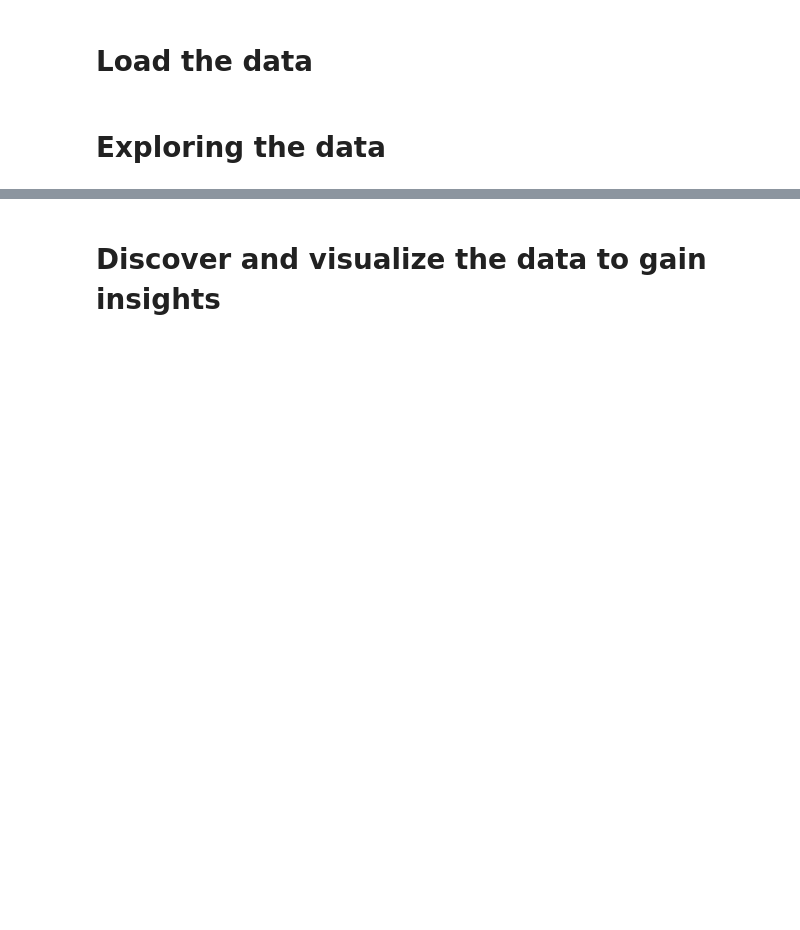
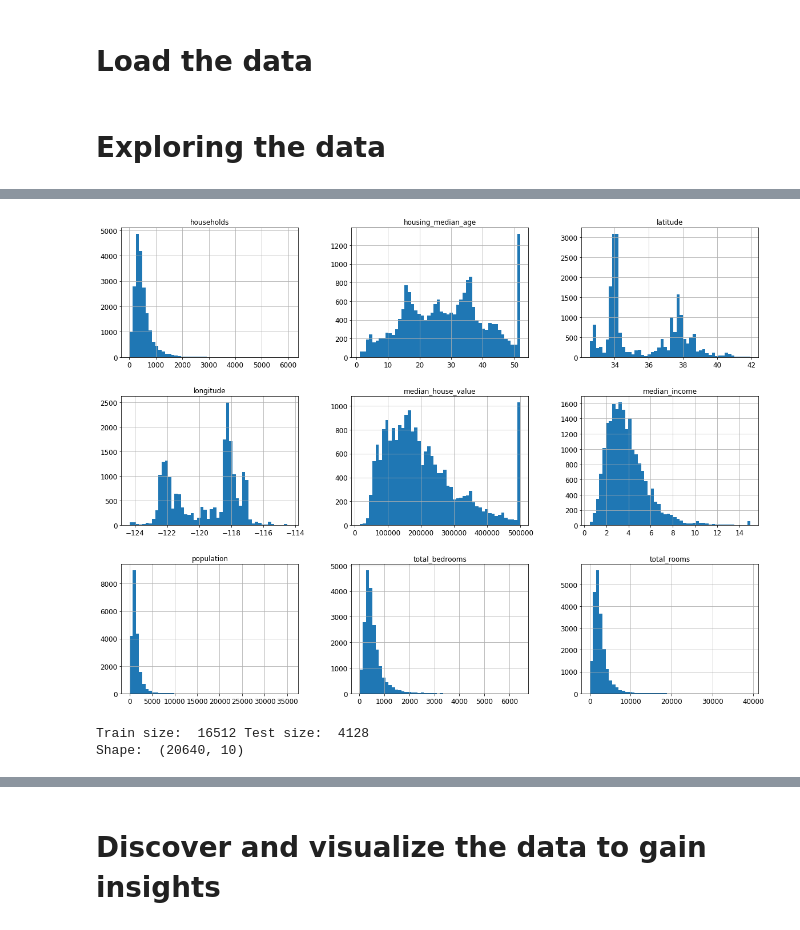
Before and after one commit to ignaciojvig/machine-learning-bootcamp, a Jupyter notebook: Atividades/housing-preprocessing/housing-preprocessing.ipynb, the cells around one changed output, grey strips where cells are left out. Drawn from its saved outputs; the diff is of its cells as text; code cells hidden in the pictures; blank space fills up the shorter version.

```diff
--- a/Atividades/housing-preprocessing/housing-preprocessing.ipynb
+++ b/Atividades/housing-preprocessing/housing-preprocessing.ipynb
@@ -40,9 +42,17 @@ ModuleNotFoundError: No module named 'matplotlib'
 # Load the data
 # %%
 # write here a function to load the data
+import pandas as pd
+import os
+
+HOUSING_PATH = '../datasets/housing/housing.csv'
+
+def load_housing_data(housing_path=HOUSING_PATH):
+    return pd.read_csv(HOUSING_PATH)
 # %% [markdown]
 # Exploring the data
 # %%
 # Call the function to load the data
-
+housing = load_housing_data()
+housing.head()
 # Print the first ten rows from the dataset
@@ -55,8 +108,11 @@ ModuleNotFoundError: No module named 'matplotlib'
 # %%
 %matplotlib inline
 import matplotlib.pyplot as plt
 # Plot histograms for each attribute here
+housing.hist(bins=50, figsize=(20,15))
 plt.show()
+# %% [output]
+[figure, added]
 # %%
 # to make this notebook's output identical at every run
 np.random.seed(42)
@@ -67,4 +124,9 @@ from sklearn.model_selection import train_test_split
 # %%
 # Print the size of the train and test
+print("Train size: ", len(train_test), "Test size: ", len(test_set))
+print("Shape: ", housing.shape)
+# %% [output]
+Train size:  16512 Test size:  4128
+Shape:  (20640, 10)
 # %%
 # Call the function head from the test data frame
```
Also changed, not shown: parts of 17 cells of this notebook.
